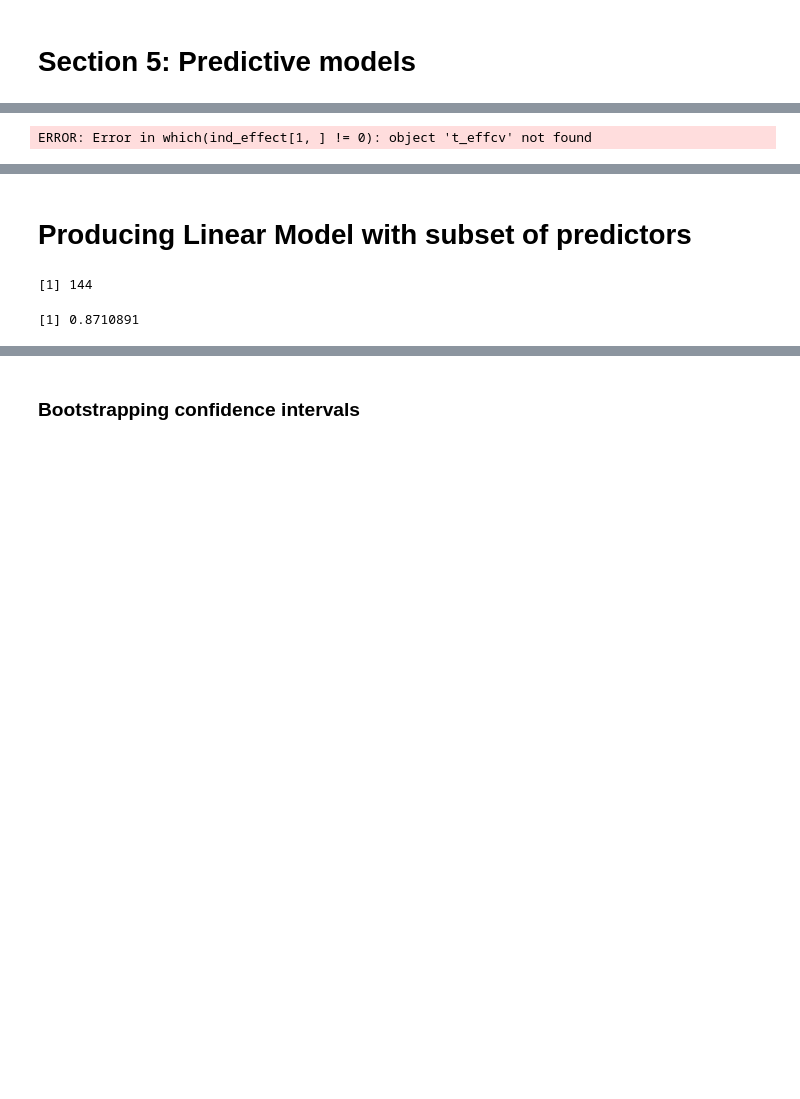
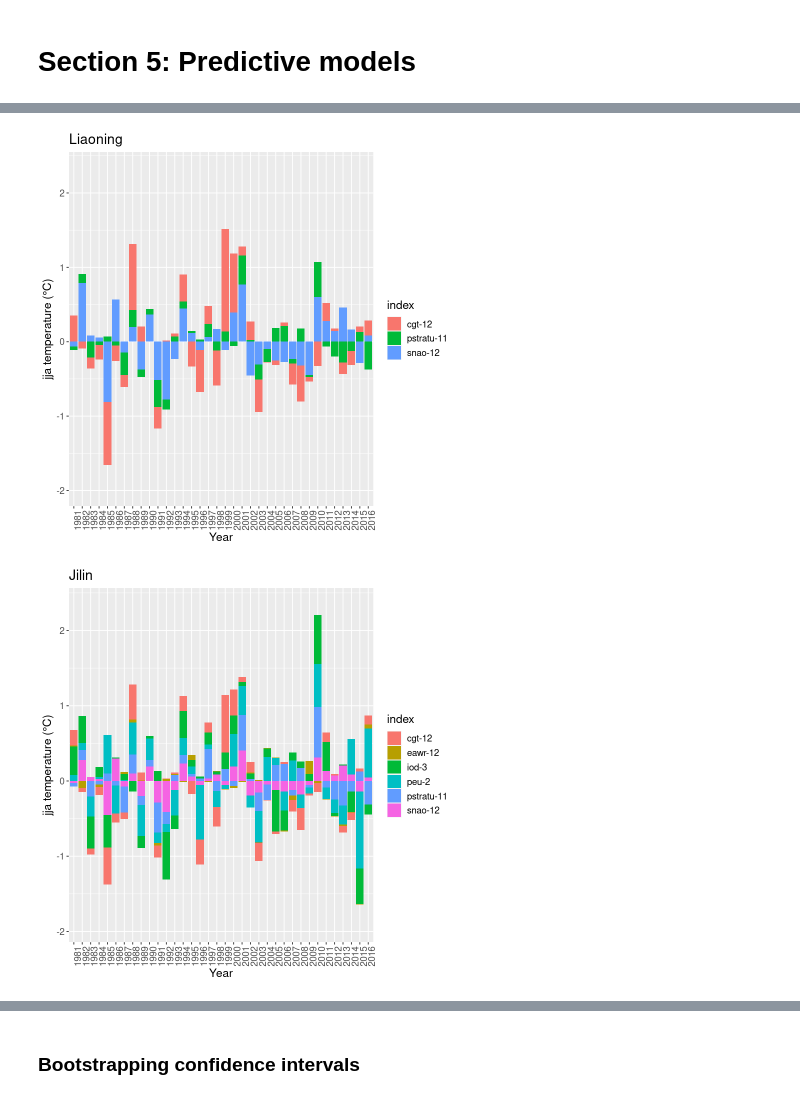
Before and after one commit to informatics-lab/cssp_china_wp5.6_binder, a Jupyter notebook: R/analysis_notebook_temperature.ipynb, the cells around one changed output, grey strips where cells are left out. Drawn from its saved outputs; the diff is of its cells as text; code cells hidden in the pictures; blank space fills up the shorter version.

```diff
--- a/R/analysis_notebook_temperature.ipynb
+++ b/R/analysis_notebook_temperature.ipynb
@@ -795,33 +817,26 @@ create_df<-function(ind_effect, obs, yrs, monlist, indlist){
 # %%
 for (k in 1:length(regs)) {
     df_temp = create_df(t_effcv[,k,], temp_anoms[,k], rownames(temp_jja), mon_list, ind_list)
-    df_precip = create_df(p_effcv[,k,], precip_anoms[,k], rownames(temp_jja), mon_list, ind_list)
   # Stacked
   #  dev.new()
-    p <- ggplot(df_temp, aes(fill=index, y=value, x=year)) +
-        geom_bar(position="stack", stat="identity") +
+    #p <- ggplot(df_temp, aes(fill=index, y=value, x=year)) +
+      #  geom_bar(position="stack", stat="identity") +
+      #  geom_line(data = df_temp, aes(y=line_y, x=year)) +
+      #  ggtitle(regs[k]) + xlab("Year") +
+      #  ylab(paste(suffix," temperature (\u00B0C)",sep="")) +
+      #  theme(axis.text.x = element_text(angle = 90)) +
+      #  theme(text = element_text(size=14))
+
+    p <- ggplot(df_temp, aes(x=year)) +
+        geom_bar(aes(fill=index, y=value), position="stack", stat="identity") +
+        geom_line(aes(y=line_y)) +
         ggtitle(regs[k]) + xlab("Year") +
         ylab(paste(suffix," temperature (\u00B0C)",sep="")) +
         theme(axis.text.x = element_text(angle = 90)) +
         theme(text = element_text(size=14))
-    #p  +
-        #geom_line(aes(x=year, y=line_y), colour = "black") +
-        #geom_line(aes(x=year, y=bar_heights), colour = "red")
     print(p)
- #   p  + theme(text = element_text(size=20))
-    #ggsave(paste("./", region,"_temp_stacked_",num_vars,'_',ystrts,'_',yends,"_",regs[k],"_lag_",lag,'_',suffix,".png", sep=""), width = 9, height = 5, dpi = 400, units = "in")
-
-    q <- ggplot(df_precip, aes(fill=index, y=value, x=year)) +
-        geom_bar(position="stack", stat="identity") +
-        ggtitle(regs[k]) + xlab("Year") +
-        ylab(paste(suffix," precipitation (mm)", sep="")) +
-        theme(axis.text.x = element_text(angle = 90)) +
-        theme(text = element_text(size=14))
-    q + geom_line(aes(x=year, y=line_y), colour = "black") +
-        geom_line(aes(x=year, y=bar_heights), colour = "red")
-    print(q)
-    #ggsave(paste("./", region,"_precip_stacked_",num_vars,'_',ystrts,'_',yends,"_",regs[k],"_lag_",lag,"_",suffix,".png", sep=""), width = 9, height = 5, dpi = 400, units = "in")
 
 }
 # %% [output]
-ERROR: Error in which(ind_effect[1, ] != 0): object 't_effcv' not found
+[figure, added]
+[figure, added]
@@ -828,2 +843,0 @@ ERROR: Error in which(ind_effect[1, ] != 0): object 't_effcv' not found
-# %% [markdown]
-# Producing Linear Model with subset of predictors
@@ -838,4 +843,0 @@ dimnames(p_effcv_red)[[3]] <- colnames(cindex_df)
-# %%
-dim(cindex_df)[2]
-# %% [output]
-[1] 144
@@ -880,4 +843,0 @@ for (k in 1:length(regs)) {
-# %%
-cor(t_loocv_red[, 1], temp_anoms[,1])
-# %% [output]
-[1] 0.8710891
```
Also changed, not shown: parts of 65 cells of this notebook.
